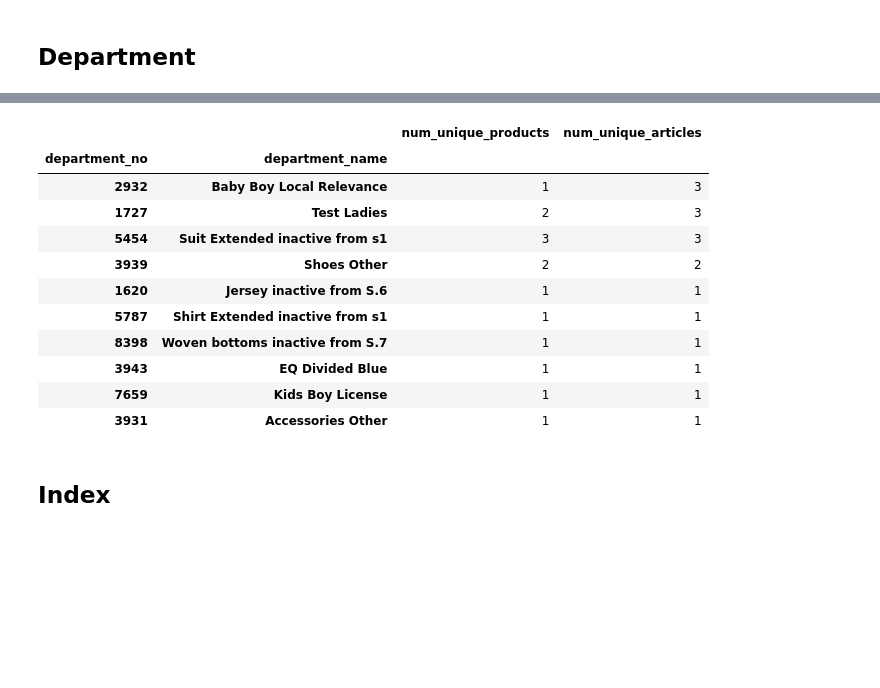
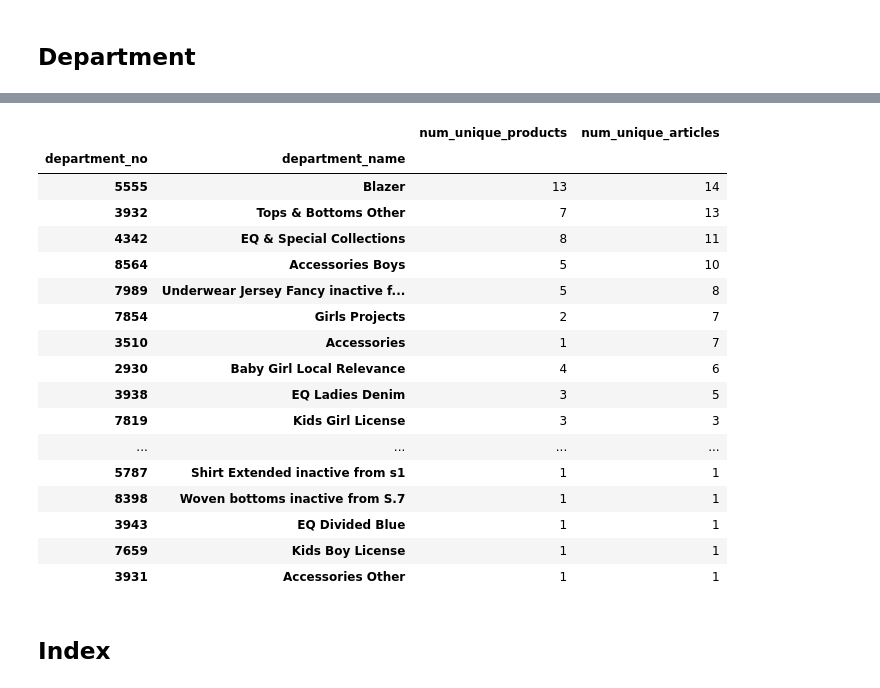
Before and after one commit to mikeczech/challenges, a Jupyter notebook: kaggle/hm_fashion_reco/notebooks/01_articles_eda.ipynb, the cells around one changed output, grey strips where cells are left out. Saved outputs shown, nothing was run; the diff lists cells and outputs as text; code cells hidden in the pictures; blank space fills up the shorter version.

```diff
--- a/kaggle/hm_fashion_reco/notebooks/01_articles_eda.ipynb
+++ b/kaggle/hm_fashion_reco/notebooks/01_articles_eda.ipynb
@@ -341,13 +350,19 @@ df_department.head(10)
 # %%
-df_department.tail(10)
+df_department.tail(20)
 # %% [output]
 |  |  | num_unique_products | num_unique_articles |
 | department_no | department_name |  |  |
-| 2932 | Baby Boy Local Relevance | 1 | 3 |
-| 1727 | Test Ladies | 2 | 3 |
-| 5454 | Suit Extended inactive from s1 | 3 | 3 |
-| 3939 | Shoes Other | 2 | 2 |
-| 1620 | Jersey inactive from S.6 | 1 | 1 |
+| 5555 | Blazer | 13 | 14 |
+| 3932 | Tops & Bottoms Other | 7 | 13 |
+| 4342 | EQ & Special Collections | 8 | 11 |
+| 8564 | Accessories Boys | 5 | 10 |
+| 7989 | Underwear Jersey Fancy inactive f... | 5 | 8 |
+| 7854 | Girls Projects | 2 | 7 |
+| 3510 | Accessories | 1 | 7 |
+| 2930 | Baby Girl Local Relevance | 4 | 6 |
+| 3938 | EQ Ladies Denim | 3 | 5 |
+| 7819 | Kids Girl License | 3 | 3 |
+| ... | ... | ... | ... |
 | 5787 | Shirt Extended inactive from s1 | 1 | 1 |
 | 8398 | Woven bottoms inactive from S.7 | 1 | 1 |
 | 3943 | EQ Divided Blue | 1 | 1 |
```
Also changed, not shown: parts of 3 cells of this notebook, 11 other files.
